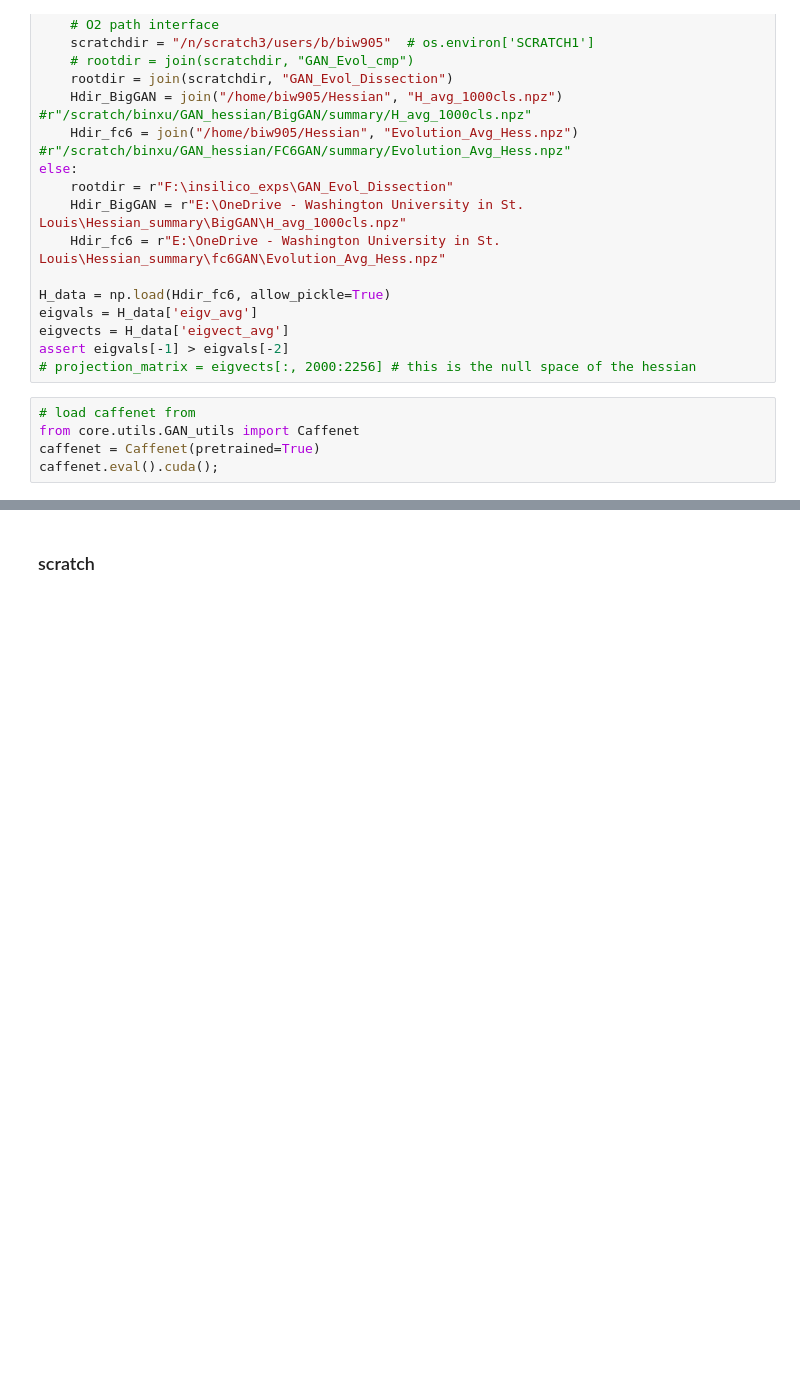
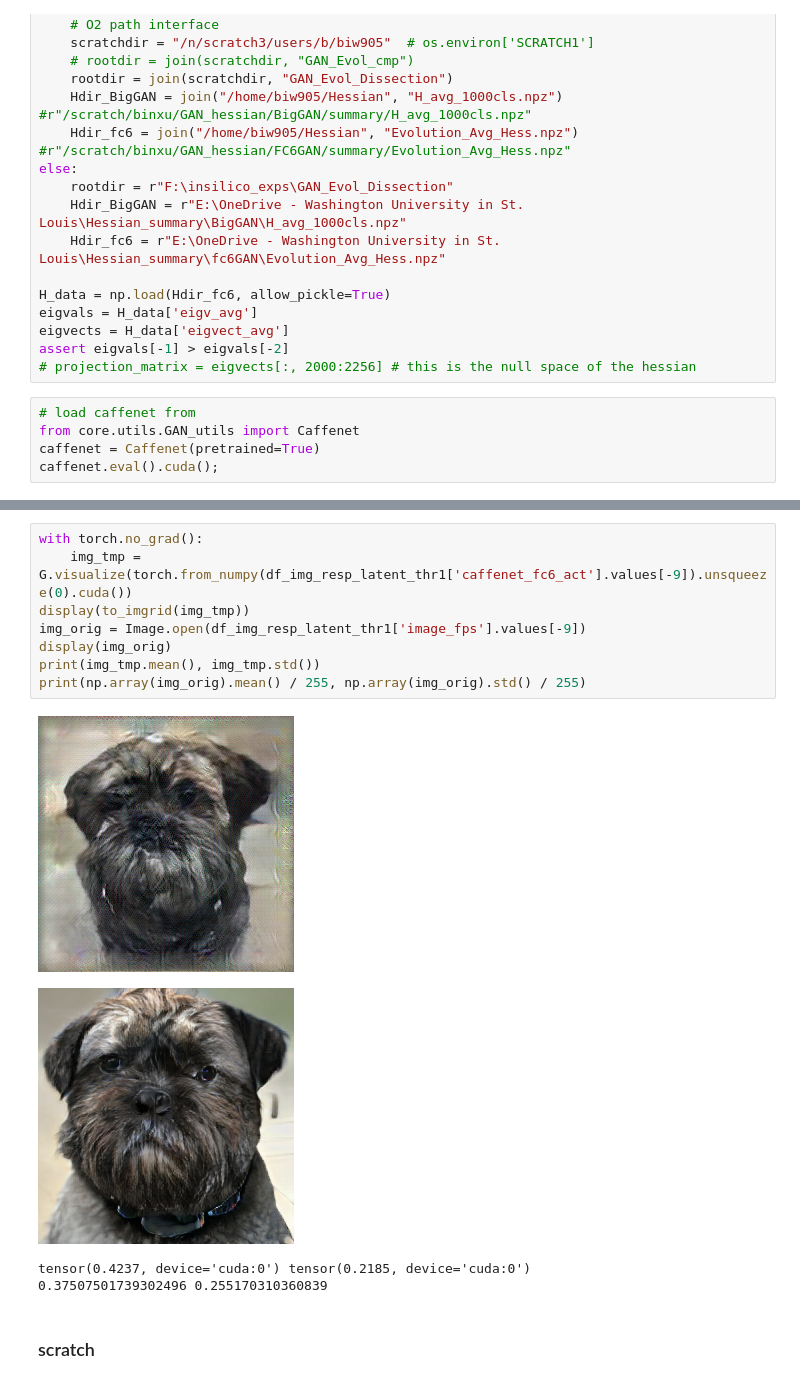
Before and after one commit to Animadversio/Neuro-ActMax-GAN-comparison, a Jupyter notebook: notebooks/BigGAN_DeePSim_latent_code_linearity_test.ipynb, the cells around one changed output, grey strips where cells are left out. Drawn from its saved outputs; the diff is of its cells as text; blank space fills up the shorter version.

```diff
--- a/notebooks/BigGAN_DeePSim_latent_code_linearity_test.ipynb
+++ b/notebooks/BigGAN_DeePSim_latent_code_linearity_test.ipynb
@@ -891,2 +896,15 @@ caffenet_fc6_act_rnd128: 0.1943
+# %%
+with torch.no_grad():
+    img_tmp = G.visualize(torch.from_numpy(df_img_resp_latent_thr1['caffenet_fc6_act'].values[-9]).unsqueeze(0).cuda())
+display(to_imgrid(img_tmp))
+img_orig = Image.open(df_img_resp_latent_thr1['image_fps'].values[-9])
+display(img_orig)
+print(img_tmp.mean(), img_tmp.std())
+print(np.array(img_orig).mean() / 255, np.array(img_orig).std() / 255)
+# %% [output]
+[figure, added]
+[figure, added]
+tensor(0.4237, device='cuda:0') tensor(0.2185, device='cuda:0')
+0.37507501739302496 0.255170310360839
 # %% [markdown]
 ### scratch
```
Also changed, not shown: parts of 10 cells of this notebook, 1 other file.
